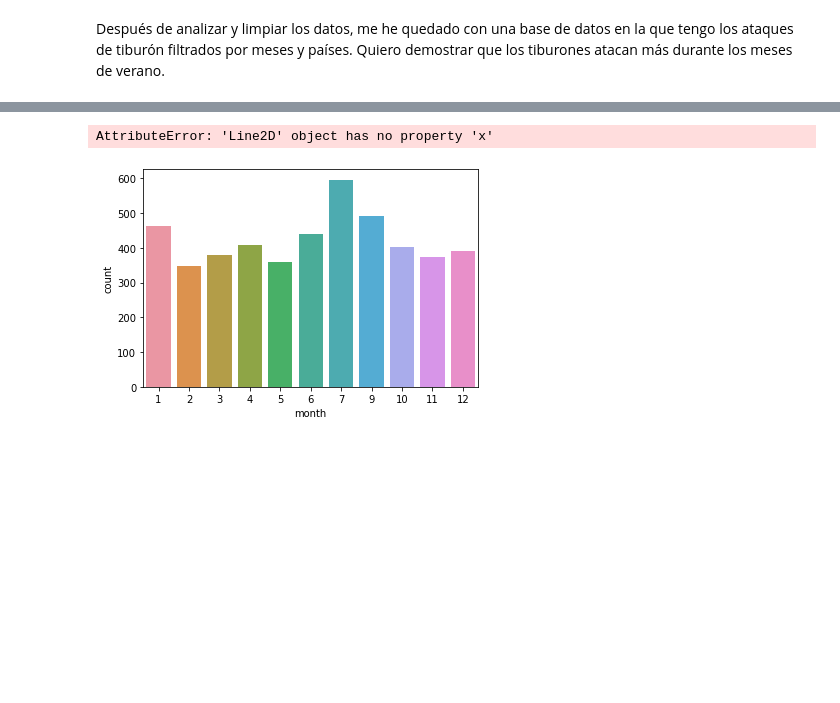
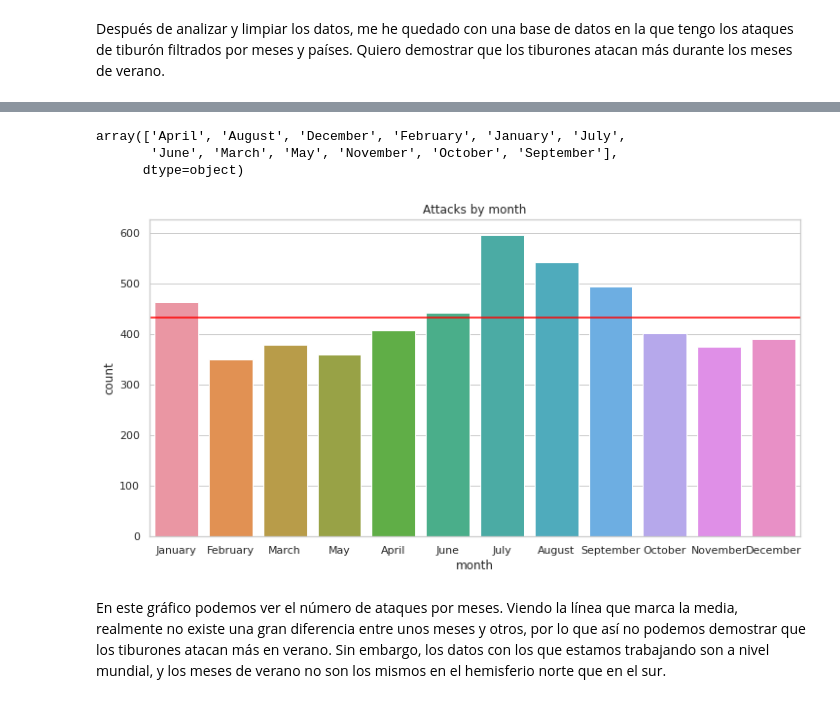
Before and after one commit to ce-valle/pandas_project, a Jupyter notebook: analysis.ipynb, the cells around one changed output, grey strips where cells are left out. Cells and saved outputs as stored; diff of their text form; code cells hidden in the pictures; blank space fills up the shorter version.

```diff
--- a/analysis.ipynb
+++ b/analysis.ipynb
@@ -9,6 +9,12 @@ import numpy as np
 import seaborn as sns
 import matplotlib.pyplot as plt
 import pandas as pd
+# %%
+%matplotlib inline
+%config Inlinebackend.figure_format= 'retina'
+sns.set_context("poster")
+sns.set(rc={"figure.figsize": (12.,6.)})
+sns.set_style("whitegrid")
 # %%
 attacks_hp = pd.read_csv("Data/attacks_month.csv")
 # %%
@@ -39,6 +45,15 @@ Name: country, Length: 157, dtype: int64
-# %%
-graf = sns.countplot(x = "month", data = attacks_hp)
-graf.axhline(x=group.mean(), c="red");
-# %% [output]
-AttributeError: 'Line2D' object has no property 'x'
-[figure, removed]
+# %%
+attacks_hp.month.unique()
+# %% [output]
+array(['April', 'August', 'December', 'February', 'January', 'July',
+       'June', 'March', 'May', 'November', 'October', 'September'],
+      dtype=object)
+# %%
+month_lst = ["January", "February", "March", "May", "April", "June", "July", "August", "September", "October", "November", "December"]
+graf = sns.countplot(x = "month", data = attacks_hp, order = month_lst)
+graf.axhline(y=attacks_hp.month.value_counts().mean(), c="red", label="mean")
+plt.title("Attacks by month");
+# %% [output]
+[figure, added]
+# %% [markdown]
+En este gráfico podemos ver el número de ataques por meses. Viendo la línea que marca la media, realmente no existe una gran diferencia entre unos meses y otros, por lo que así no podemos demostrar que los tiburones atacan más en verano. Sin embargo, los datos con los que estamos trabajando son a nivel mundial, y los meses de verano no son los mismos en el hemisferio norte que en el sur.
```
Also changed, not shown: parts of 5 cells of this notebook, 3 other files.
